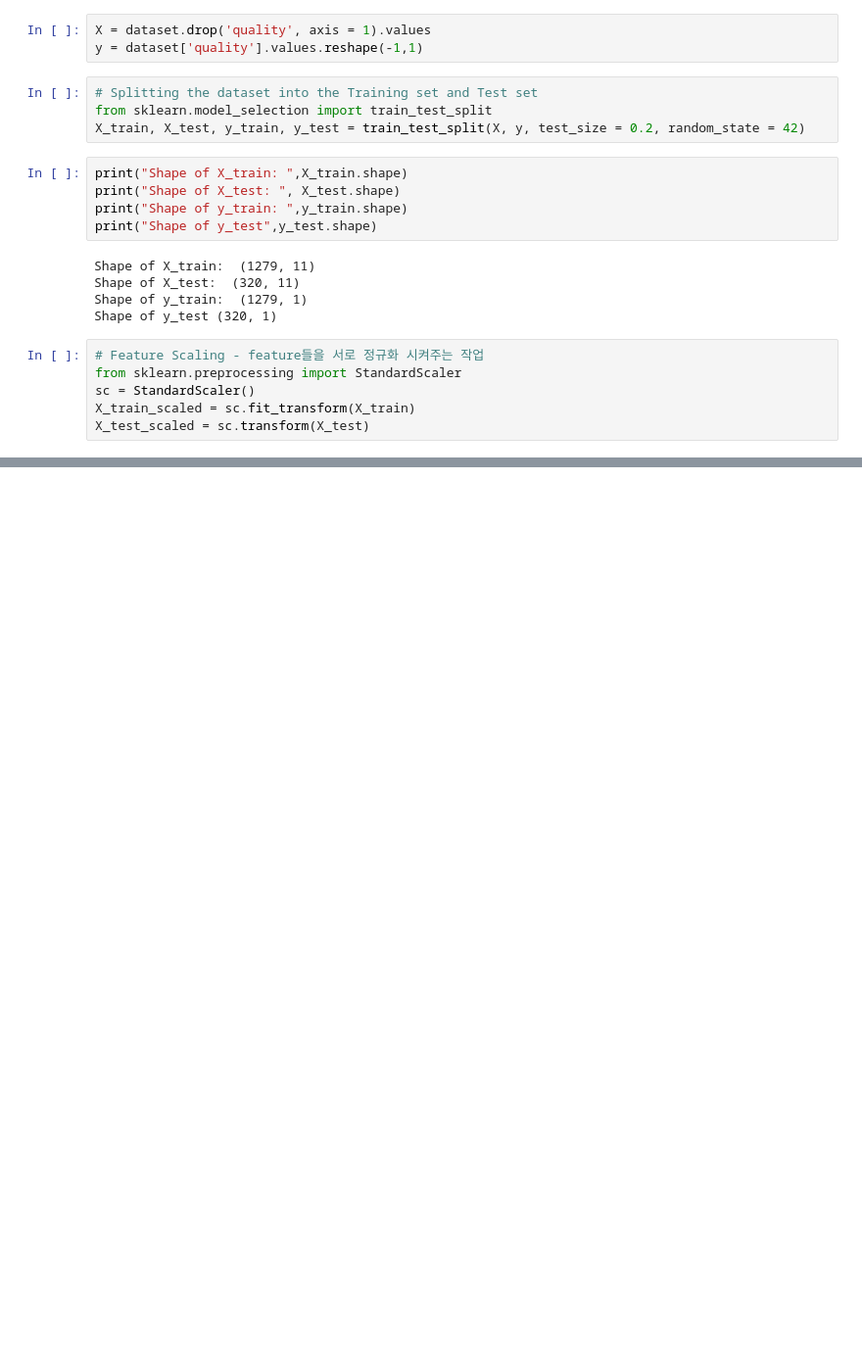
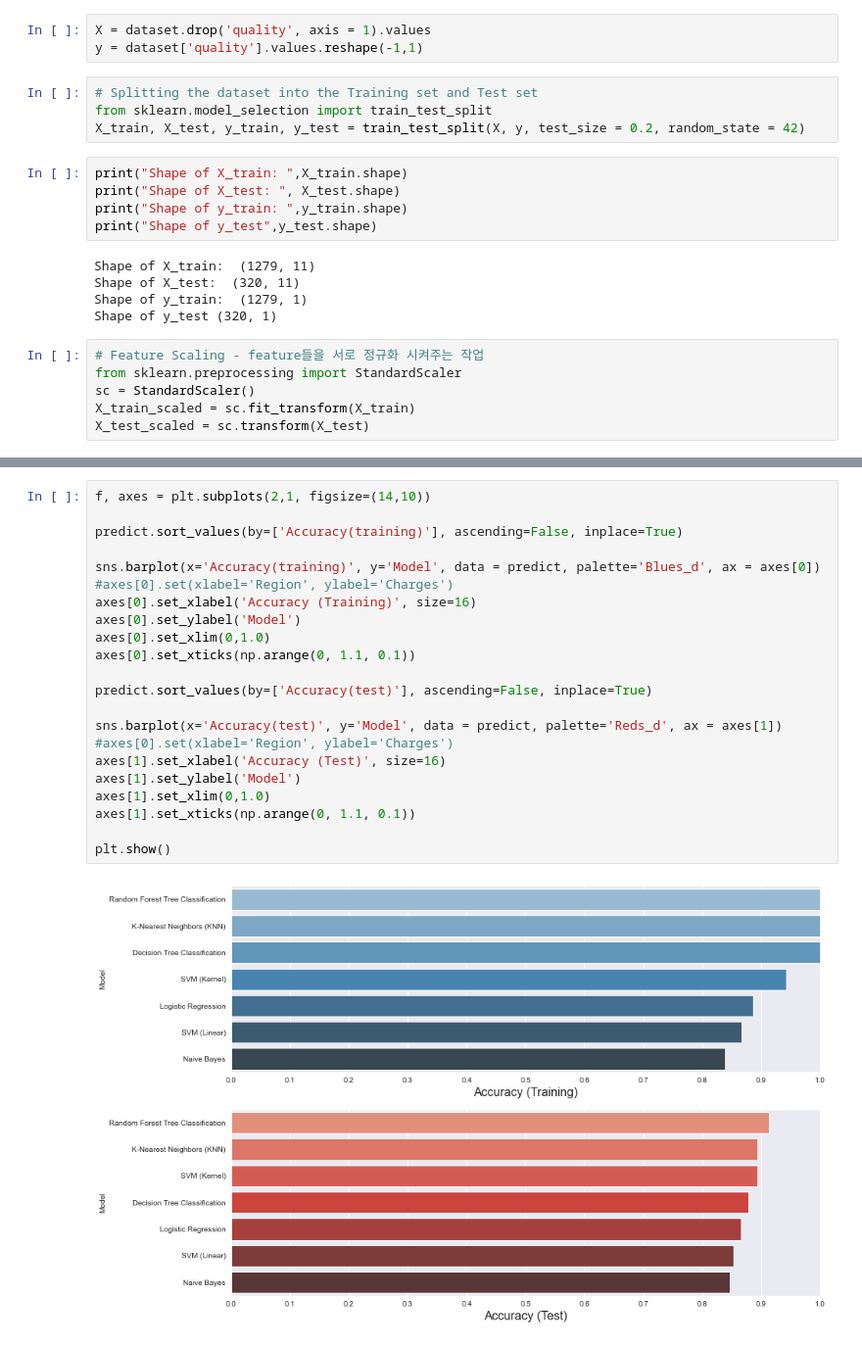
Before and after one commit to ChaeheePark/Data_Analysis, a Jupyter notebook: Red Wine Quality Classification Analysis.ipynb, the cells around one changed output, grey strips where cells are left out. Shown at 98% size. Drawn from its saved outputs; the diff is of its cells as text; blank space fills up the shorter version.

```diff
--- a/Red Wine Quality Classification Analysis.ipynb
+++ b/Red Wine Quality Classification Analysis.ipynb
@@ -294,0 +567,24 @@ LogisticRegression(C=1, max_iter=1000, solver='liblinear')
+# %%
+f, axes = plt.subplots(2,1, figsize=(14,10))
+
+predict.sort_values(by=['Accuracy(training)'], ascending=False, inplace=True)
+
+sns.barplot(x='Accuracy(training)', y='Model', data = predict, palette='Blues_d', ax = axes[0])
+#axes[0].set(xlabel='Region', ylabel='Charges')
+axes[0].set_xlabel('Accuracy (Training)', size=16)
+axes[0].set_ylabel('Model')
+axes[0].set_xlim(0,1.0)
+axes[0].set_xticks(np.arange(0, 1.1, 0.1))
+
+predict.sort_values(by=['Accuracy(test)'], ascending=False, inplace=True)
+
+sns.barplot(x='Accuracy(test)', y='Model', data = predict, palette='Reds_d', ax = axes[1])
+#axes[0].set(xlabel='Region', ylabel='Charges')
+axes[1].set_xlabel('Accuracy (Test)', size=16)
+axes[1].set_ylabel('Model')
+axes[1].set_xlim(0,1.0)
+axes[1].set_xticks(np.arange(0, 1.1, 0.1))
+
+plt.show()
+# %% [output]
+[figure, added]
```
Also changed, not shown: parts of 33 cells of this notebook.
